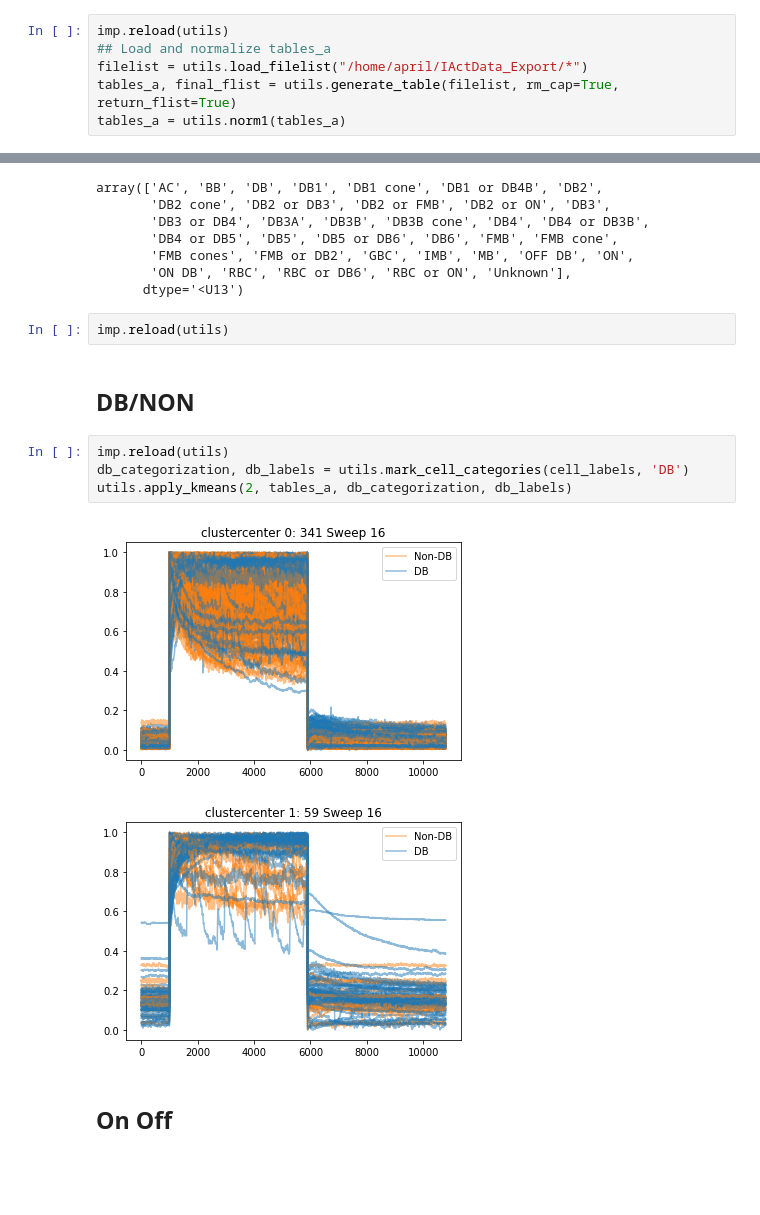
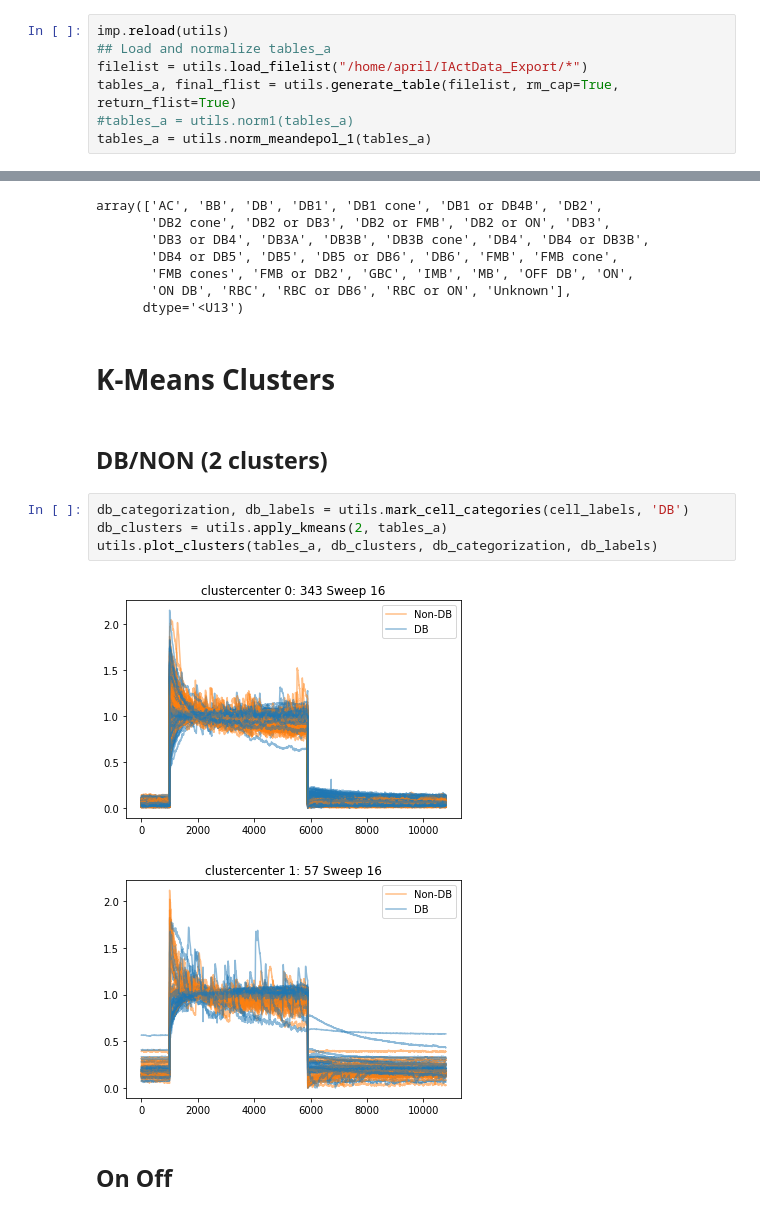
Before and after one commit to AprilMyers/RBC-Clustering, a Jupyter notebook: cell_type_readin.ipynb, the cells around one changed output, grey strips where cells are left out. Cells and saved outputs as stored; diff of their text form; blank space fills up the shorter version.

Commit message:
changed interface of agglom_clust to match kmeans, with plotting separated

```diff
--- a/cell_type_readin.ipynb
+++ b/cell_type_readin.ipynb
@@ -12,4 +12,5 @@ imp.reload(utils)
 ## Load and normalize tables_a
 filelist = utils.load_filelist("/home/april/IActData_Export/*")
 tables_a, final_flist = utils.generate_table(filelist, rm_cap=True, return_flist=True)
-tables_a = utils.norm1(tables_a)
+#tables_a = utils.norm1(tables_a)
+tables_a = utils.norm_meandepol_1(tables_a)
@@ -32,17 +30,17 @@ array(['AC', 'BB', 'DB', 'DB1', 'DB1 cone', 'DB1 or DB4B', 'DB2',
        'FMB cones', 'FMB or DB2', 'GBC', 'IMB', 'MB', 'OFF DB', 'ON',
        'ON DB', 'RBC', 'RBC or DB6', 'RBC or ON', 'Unknown'],
       dtype='<U13')
-# %%
-imp.reload(utils)
+# %% [markdown]
+# K-Means Clusters
 # %% [markdown]
-## DB/NON
+## DB/NON (2 clusters)
 # %%
-imp.reload(utils)
 db_categorization, db_labels = utils.mark_cell_categories(cell_labels, 'DB')
-utils.apply_kmeans(2, tables_a, db_categorization, db_labels)
+db_clusters = utils.apply_kmeans(2, tables_a)
+utils.plot_clusters(tables_a, db_clusters, db_categorization, db_labels)
 # %% [output]
-[figure, old version]
+[figure, new version]
-[figure, old version]
+[figure, new version]
 # %% [markdown]
 ## On Off
 # %%
```
Also changed, not shown: parts of 9 cells of this notebook, 1 other file.
